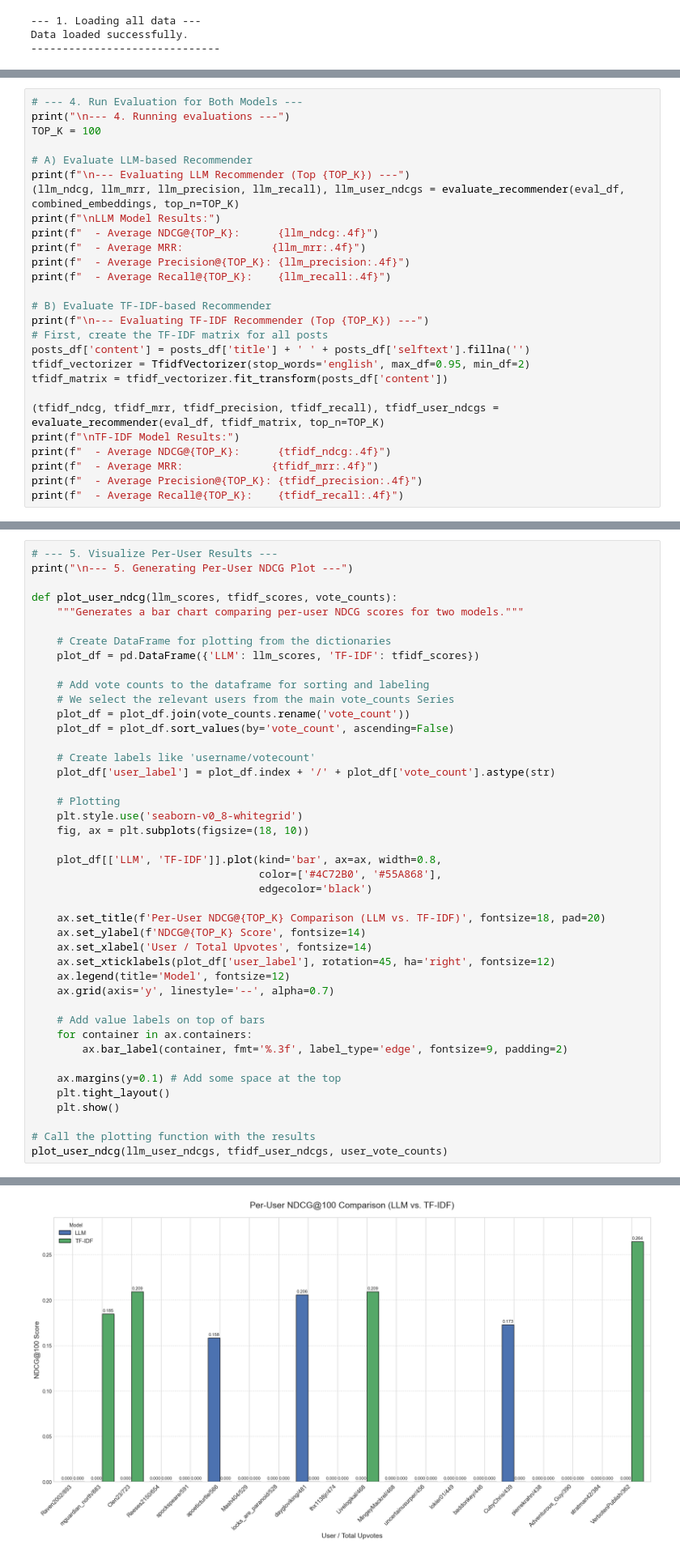
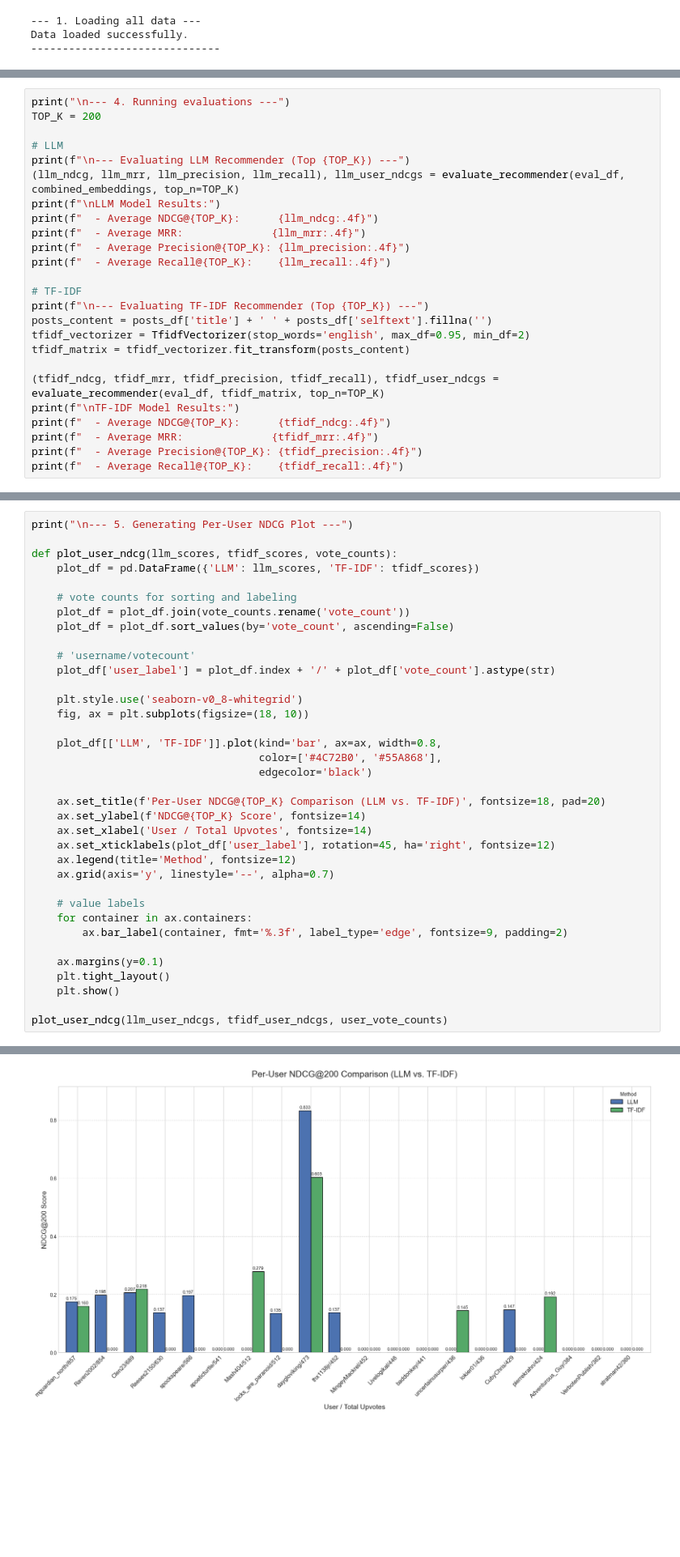
Before and after one commit to axyn45/comp9727-25t2, a Jupyter notebook: project/testfield/wk09.ipynb, the cells around one changed output, grey strips where cells are left out. Shown at 81% size. Drawn from its saved outputs; the diff is of its cells as text; blank space fills up the shorter version.

Commit message:
proj: (testfield) Fix bugs for evaluation and draw the bar chart

```diff
--- a/project/testfield/wk09.ipynb
+++ b/project/testfield/wk09.ipynb
@@ -408,10 +429,9 @@ def evaluate_recommender(user_item_df, item_features_matrix, top_n=100):
     return (avg_ndcg, avg_mrr, avg_precision, avg_recall), per_user_ndcgs
 # %%
-# --- 4. Run Evaluation for Both Models ---
 print("\n--- 4. Running evaluations ---")
-TOP_K = 100
+TOP_K = 200
 
-# A) Evaluate LLM-based Recommender
+# LLM
 print(f"\n--- Evaluating LLM Recommender (Top {TOP_K}) ---")
 (llm_ndcg, llm_mrr, llm_precision, llm_recall), llm_user_ndcgs = evaluate_recommender(eval_df, combined_embeddings, top_n=TOP_K)
 print(f"\nLLM Model Results:")
@@ -420,12 +440,11 @@ print(f"  - Average MRR:              {llm_mrr:.4f}")
 print(f"  - Average Precision@{TOP_K}: {llm_precision:.4f}")
 print(f"  - Average Recall@{TOP_K}:    {llm_recall:.4f}")
 
-# B) Evaluate TF-IDF-based Recommender
+# TF-IDF
 print(f"\n--- Evaluating TF-IDF Recommender (Top {TOP_K}) ---")
-# First, create the TF-IDF matrix for all posts
-posts_df['content'] = posts_df['title'] + ' ' + posts_df['selftext'].fillna('')
+posts_content = posts_df['title'] + ' ' + posts_df['selftext'].fillna('')
 tfidf_vectorizer = TfidfVectorizer(stop_words='english', max_df=0.95, min_df=2)
-tfidf_matrix = tfidf_vectorizer.fit_transform(posts_df['content'])
+tfidf_matrix = tfidf_vectorizer.fit_transform(posts_content)
 
 (tfidf_ndcg, tfidf_mrr, tfidf_precision, tfidf_recall), tfidf_user_ndcgs = evaluate_recommender(eval_df, tfidf_matrix, top_n=TOP_K)
 print(f"\nTF-IDF Model Results:")
@@ -453,49 +473,42 @@ Evaluating for 20 users...
 # %%
-# --- 5. Visualize Per-User Results ---
 print("\n--- 5. Generating Per-User NDCG Plot ---")
 
 def plot_user_ndcg(llm_scores, tfidf_scores, vote_counts):
-    """Generates a bar chart comparing per-user NDCG scores for two models."""
-
-    # Create DataFrame for plotting from the dictionaries
     plot_df = pd.DataFrame({'LLM': llm_scores, 'TF-IDF': tfidf_scores})
 
-    # Add vote counts to the dataframe for sorting and labeling
-    # We select the relevant users from the main vote_counts Series
+    # vote counts for sorting and labeling
     plot_df = plot_df.join(vote_counts.rename('vote_count'))
     plot_df = plot_df.sort_values(by='vote_count', ascending=False)
 
-    # Create labels like 'username/votecount'
+    # 'username/votecount'
     plot_df['user_label'] = plot_df.index + '/' + plot_df['vote_count'].astype(str)
 
-    # Plotting
     plt.style.use('seaborn-v0_8-whitegrid')
     fig, ax = plt.subplots(figsize=(18, 10))
 
     plot_df[['LLM', 'TF-IDF']].plot(kind='bar', ax=ax, width=0.8,
                                     color=['#4C72B0', '#55A868'],
                                     edgecolor='black')
 
     ax.set_title(f'Per-User NDCG@{TOP_K} Comparison (LLM vs. TF-IDF)', fontsize=18, pad=20)
     ax.set_ylabel(f'NDCG@{TOP_K} Score', fontsize=14)
     ax.set_xlabel('User / Total Upvotes', fontsize=14)
     ax.set_xticklabels(plot_df['user_label'], rotation=45, ha='right', fontsize=12)
-    ax.legend(title='Model', fontsize=12)
+    ax.legend(title='Method', fontsize=12)
     ax.grid(axis='y', linestyle='--', alpha=0.7)
 
-    # Add value labels on top of bars
+    # value labels
     for container in ax.containers:
         ax.bar_label(container, fmt='%.3f', label_type='edge', fontsize=9, padding=2)
 
-    ax.margins(y=0.1) # Add some space at the top
+    ax.margins(y=0.1)
     plt.tight_layout()
     plt.show()
 
-# Call the plotting function with the results
 plot_user_ndcg(llm_user_ndcgs, tfidf_user_ndcgs, user_vote_counts)
 # %% [output]
 --- 5. Generating Per-User NDCG Plot ---
-[figure, old version]
+[figure, new version]
 # %% [markdown]
 # 4 \[EXPERIMENTAL\] Vote Prediction
 # %%
```
Also changed, not shown: parts of 4 cells of this notebook.
